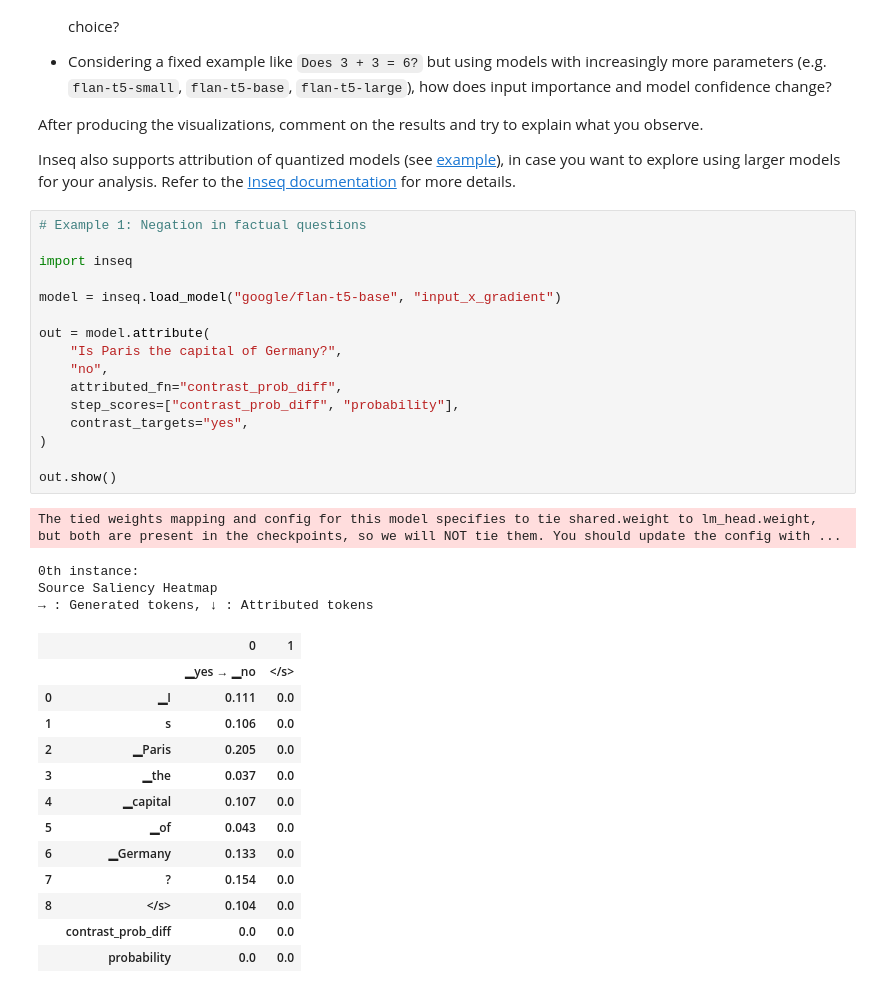
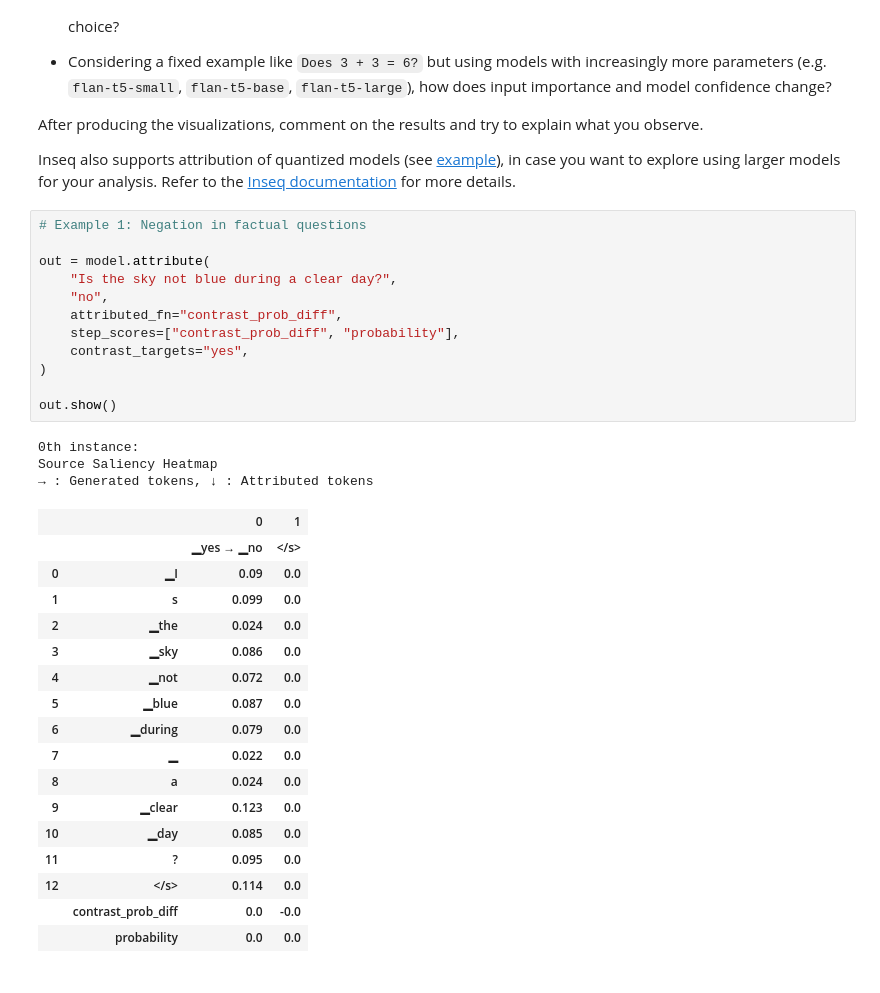
Before and after one commit to matildecmp/IK-NLP-Portfolios, a Jupyter notebook: notebooks/W5E_Inseq_Analysis.ipynb, the cells around one changed output. Cells and saved outputs as stored; diff of their text form.

```diff
--- a/notebooks/W5E_Inseq_Analysis.ipynb
+++ b/notebooks/W5E_Inseq_Analysis.ipynb
@@ -227,34 +231,33 @@ Inseq also supports attribution of quantized models (see [example](https://inseq
 # %%
 # Example 1: Negation in factual questions
 
-import inseq
-
-model = inseq.load_model("google/flan-t5-base", "input_x_gradient")
-
 out = model.attribute(
-    "Is Paris the capital of Germany?",
+    "Is the sky not blue during a clear day?",
     "no",
     attributed_fn="contrast_prob_diff",
     step_scores=["contrast_prob_diff", "probability"],
     contrast_targets="yes",
 )
 
 out.show()
 # %% [output]
-The tied weights mapping and config for this model specifies to tie shared.weight to lm_head.weight, but both are present in the checkpoints, so we will NOT tie them. You should update the config with ...
+0th instance:
+Source Saliency Heatmap
+→ : Generated tokens, ↓ : Attributed tokens
-0th instance:
-Source Saliency Heatmap
-→ : Generated tokens, ↓ : Attributed tokens
 |  |  | 0 | 1 |
 |  |  | ▁yes → ▁no | </s> |
-| 0 | ▁I | 0.111 | 0.0 |
-| 1 | s | 0.106 | 0.0 |
-| 2 | ▁Paris | 0.205 | 0.0 |
-| 3 | ▁the | 0.037 | 0.0 |
-| 4 | ▁capital | 0.107 | 0.0 |
-| 5 | ▁of | 0.043 | 0.0 |
-| 6 | ▁Germany | 0.133 | 0.0 |
-| 7 | ? | 0.154 | 0.0 |
-| 8 | </s> | 0.104 | 0.0 |
-|  | contrast_prob_diff | 0.0 | 0.0 |
+| 0 | ▁I | 0.09 | 0.0 |
+| 1 | s | 0.099 | 0.0 |
+| 2 | ▁the | 0.024 | 0.0 |
+| 3 | ▁sky | 0.086 | 0.0 |
+| 4 | ▁not | 0.072 | 0.0 |
+| 5 | ▁blue | 0.087 | 0.0 |
+| 6 | ▁during | 0.079 | 0.0 |
+| 7 | ▁ | 0.022 | 0.0 |
+| 8 | a | 0.024 | 0.0 |
+| 9 | ▁clear | 0.123 | 0.0 |
+| 10 | ▁day | 0.085 | 0.0 |
+| 11 | ? | 0.095 | 0.0 |
+| 12 | </s> | 0.114 | 0.0 |
+|  | contrast_prob_diff | 0.0 | -0.0 |
 |  | probability | 0.0 | 0.0 |
```
Also changed, not shown: parts of 7 cells of this notebook.
